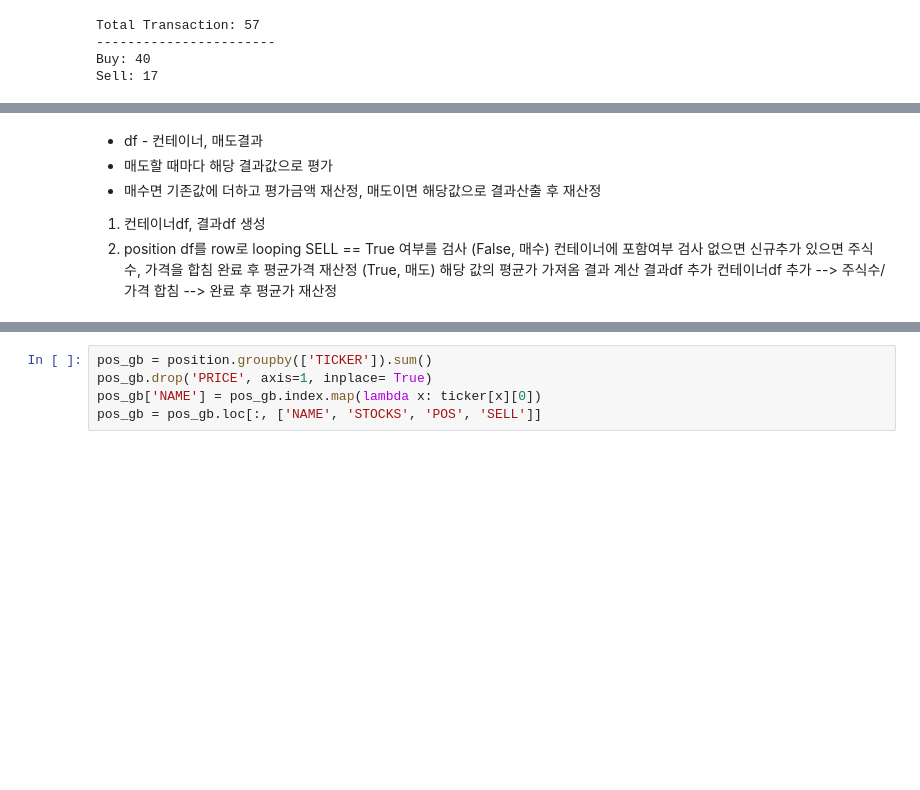
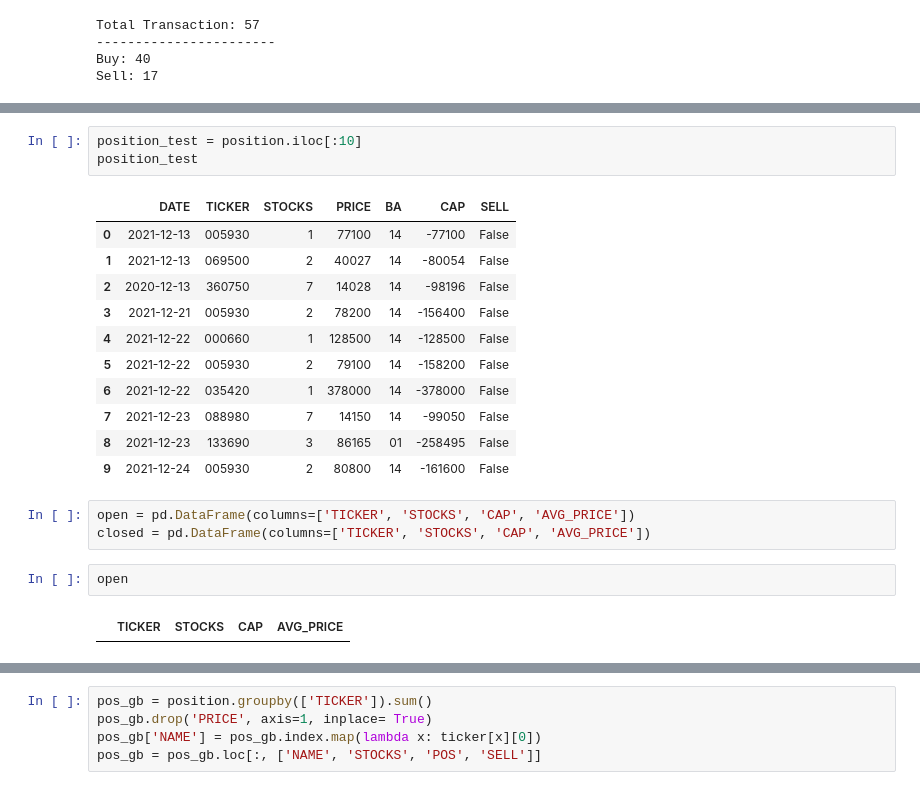
Before and after one commit to jamescbjeon/invest, a Jupyter notebook: mypostion.ipynb, the cells around one changed output, grey strips where cells are left out. Drawn from its saved outputs; the diff is of its cells as text; blank space fills up the shorter version.

```diff
--- a/mypostion.ipynb
+++ b/mypostion.ipynb
@@ -189,18 +186,22 @@ position.loc[position.SELL == True, :]
-# %% [markdown]
-* df - 컨테이너, 매도결과
-* 매도할 때마다 해당 결과값으로 평가
-* 매수면 기존값에 더하고 평가금액 재산정, 매도이면 해당값으로 결과산출 후 재산정
-
-
-1. 컨테이너df, 결과df 생성
-2. position df를 row로 looping
-    SELL == True 여부를 검사
-        (False, 매수) 컨테이너에 포함여부 검사
-            없으면 신규추가
-            있으면 주식수, 가격을 합침
-            완료 후 평균가격 재산정
-        (True, 매도)
-            해당 값의 평균가 가져옴
-            결과 계산
-            결과df 추가
-            컨테이너df 추가 --> 주식수/가격 합침 --> 완료 후 평균가 재산정
+# %%
+position_test = position.iloc[:10]
+position_test
+# %% [output]
+|  | DATE | TICKER | STOCKS | PRICE | BA | CAP | SELL |
+| 0 | 2021-12-13 | 005930 | 1 | 77100 | 14 | -77100 | False |
+| 1 | 2021-12-13 | 069500 | 2 | 40027 | 14 | -80054 | False |
+| 2 | 2020-12-13 | 360750 | 7 | 14028 | 14 | -98196 | False |
+| 3 | 2021-12-21 | 005930 | 2 | 78200 | 14 | -156400 | False |
+| 4 | 2021-12-22 | 000660 | 1 | 128500 | 14 | -128500 | False |
+| 5 | 2021-12-22 | 005930 | 2 | 79100 | 14 | -158200 | False |
+| 6 | 2021-12-22 | 035420 | 1 | 378000 | 14 | -378000 | False |
+| 7 | 2021-12-23 | 088980 | 7 | 14150 | 14 | -99050 | False |
+| 8 | 2021-12-23 | 133690 | 3 | 86165 | 01 | -258495 | False |
+| 9 | 2021-12-24 | 005930 | 2 | 80800 | 14 | -161600 | False |
+# %%
+open = pd.DataFrame(columns=['TICKER', 'STOCKS', 'CAP', 'AVG_PRICE'])
+closed = pd.DataFrame(columns=['TICKER', 'STOCKS', 'CAP', 'AVG_PRICE'])
+# %%
+open
+# %% [output]
+|  | TICKER | STOCKS | CAP | AVG_PRICE |
```
Also changed, not shown: parts of 12 cells of this notebook.
